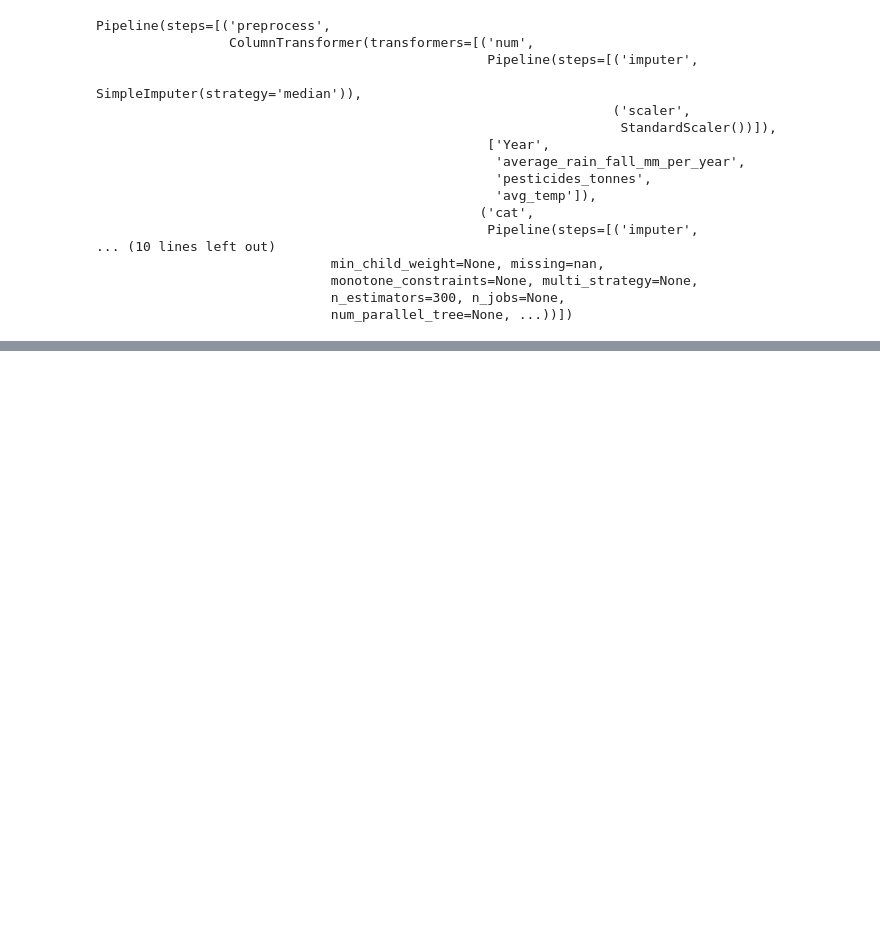
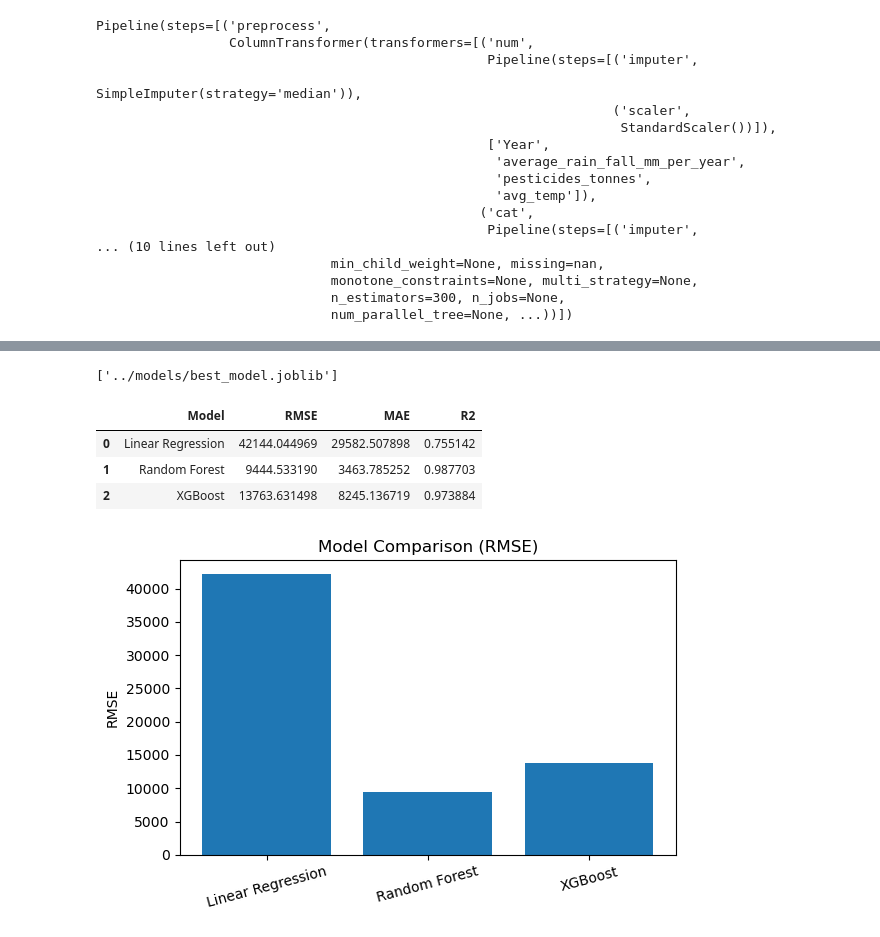
Before and after one commit to Babandeep16/CropYieldPrediction, a Jupyter notebook: notebooks/01_EDA_preprocessing.ipynb, the cells around one changed output, grey strips where cells are left out. Cells and saved outputs as stored; diff of their text form; code cells hidden in the pictures; blank space fills up the shorter version.

Commit message:
Add crop yield pipelines and notebooks without large model file

```diff
--- a/notebooks/01_EDA_preprocessing.ipynb
+++ b/notebooks/01_EDA_preprocessing.ipynb
@@ -176,0 +211,41 @@ Pipeline(steps=[('preprocess',
+# %%
+import joblib
+joblib.dump(xgb_model, "../models/best_model.joblib")
+# %% [output]
+['../models/best_model.joblib']
+# %%
+import pandas as pd
+import numpy as np
+from sklearn.metrics import mean_squared_error, mean_absolute_error, r2_score
+
+def get_metrics(model, name):
+    preds = model.predict(X_test)
+    rmse = np.sqrt(mean_squared_error(y_test, preds))
+    mae = mean_absolute_error(y_test, preds)
+    r2 = r2_score(y_test, preds)
+    return {"Model": name, "RMSE": rmse, "MAE": mae, "R2": r2}
+
+results = []
+results.append(get_metrics(lr_model, "Linear Regression"))
+results.append(get_metrics(rf_model, "Random Forest"))
+results.append(get_metrics(xgb_model, "XGBoost"))
+
+metrics_df = pd.DataFrame(results)
+metrics_df
+# %% [output]
+|  | Model | RMSE | MAE | R2 |
+| 0 | Linear Regression | 42144.044969 | 29582.507898 | 0.755142 |
+| 1 | Random Forest | 9444.533190 | 3463.785252 | 0.987703 |
+| 2 | XGBoost | 13763.631498 | 8245.136719 | 0.973884 |
+# %%
+import matplotlib.pyplot as plt
+
+plt.figure(figsize=(6,4))
+plt.bar(metrics_df["Model"], metrics_df["RMSE"])
+plt.ylabel("RMSE")
+plt.title("Model Comparison (RMSE)")
+plt.xticks(rotation=15)
+plt.tight_layout()
+plt.show()
+# %% [output]
+[figure, added]
```
Also changed, not shown: parts of 4 cells of this notebook, 1 other file.
